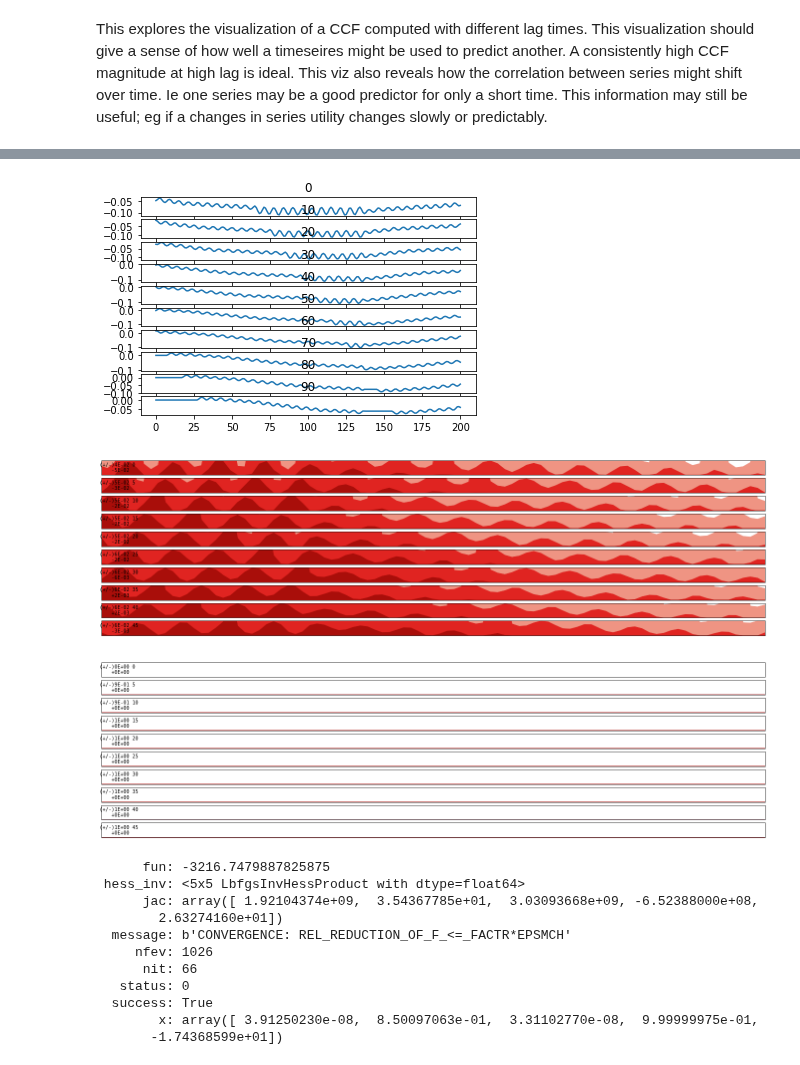
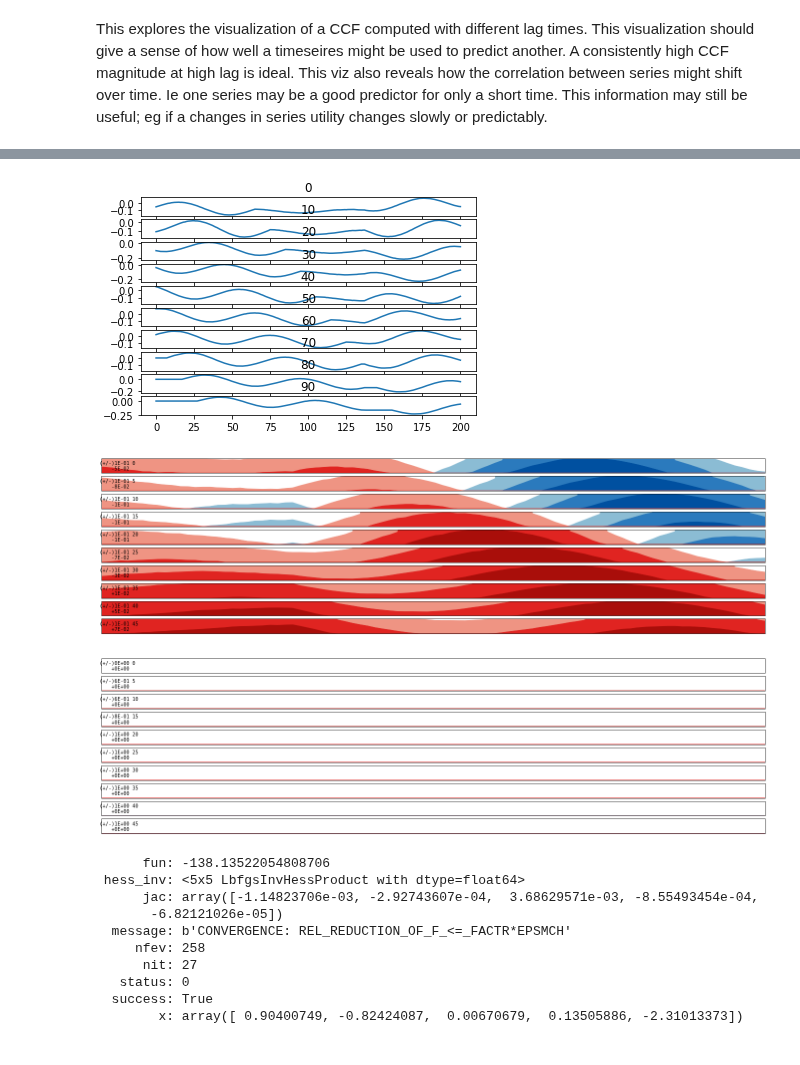
Before and after one commit to 7yl4r/plo7y, a Jupyter notebook: plo7y/reporters/cross_correlation/ccf_different_lags.ipynb, the cells around one changed output, grey strips where cells are left out. Cells and saved outputs as stored; diff of their text form; code cells hidden in the pictures.

Commit message:
+ time series synchrony experiments

```diff
--- a/plo7y/reporters/cross_correlation/ccf_different_lags.ipynb
+++ b/plo7y/reporters/cross_correlation/ccf_different_lags.ipynb
@@ -10,7 +10,7 @@ This information may still be useful; eg if a changes in series utility changes
 # TIME_SERIES_1 = "../../../test_data/generated/timeseries_binary_signal.csv"
 # TIME_SERIES_2 = "../../../test_data/generated/timeseries_binary_signal_noisy.csv"
 TIME_SERIES_1 = "../../../test_data/generated/sine_1.csv"
-TIME_SERIES_2 = "../../../test_data/generated/sine_1.csv"
+TIME_SERIES_2 = "../../../test_data/generated/sine_2.csv"
 # %%
 from plo7y.get_test_data import get_test_data
 sig = get_test_data(TIME_SERIES_1)
@@ -28,29 +30,29 @@ fig.tight_layout()
 # %%
-"""Plot w/ subplots"""
+"""Plot lagged cross-correlations w/ subplots"""
 from plo7y.plotters.ccf_scipy import prep_dataframes
 import matplotlib.pyplot as plt
 from scipy import signal
 import numpy as np
 
 sig_len = 128
 
 n_plots = 10
 step_n = 10
 fig, axes = plt.subplots(n_plots, 1, sharex=True)
 
 for lag in range(0, n_plots*step_n, step_n):
     sig_2b = sig_2.shift(lag)
     sig, sig_2b = prep_dataframes(sig, sig_2b)
     sig_2b = np.nan_to_num(sig_2b)
     corr = signal.correlate(sig_2b, np.ones(sig_len), mode='same') / sig_len
 #     print(corr)
 
     axes[int(lag/step_n)].set_title(lag)
     axes[int(lag/step_n)].plot(corr)
 
 fig.tight_layout()
 # %% [output]
-[figure, old version]
+[figure, new version]
 # %%
 """Plot w/ horizonplot"""
 from plo7y.plotters.ccf_scipy import prep_dataframes
@@ -85,7 +87,7 @@ plot(
     df, 'x', lags,
 )
 # %% [output]
-[figure, old version]
+[figure, new version]
 # %%
 """Plot w/ horizonplot"""
 from plo7y.plotters.ccf_scipy import prep_dataframes
@@ -130,7 +132,7 @@ plot(
     df, 'x', lags,
 )
 # %% [output]
-[figure, old version]
+[figure, new version]
 # %%
 """
 Playing around with struct to find something useful...
@@ -145,14 +147,13 @@ x.results  # result object
 # model.predict()
 # dir(model)
 # %% [output]
-      fun: -3216.7479887825875
+      fun: -138.13522054808706
  hess_inv: <5x5 LbfgsInvHessProduct with dtype=float64>
-      jac: array([ 1.92104374e+09,  3.54367785e+01,  3.03093668e+09, -6.52388000e+08,
-        2.63274160e+01])
+      jac: array([-1.14823706e-03, -2.92743607e-04,  3.68629571e-03, -8.55493454e-04,
+       -6.82121026e-05])
   message: b'CONVERGENCE: REL_REDUCTION_OF_F_<=_FACTR*EPSMCH'
-     nfev: 1026
-      nit: 66
+     nfev: 258
+      nit: 27
    status: 0
   success: True
-        x: array([ 3.91250230e-08,  8.50097063e-01,  3.31102770e-08,  9.99999975e-01,
-       -1.74368599e+01])
+        x: array([ 0.90400749, -0.82424087,  0.00670679,  0.13505886, -2.31013373])
```
Also changed, not shown: parts of 1 cell of this notebook, 8 other files.
